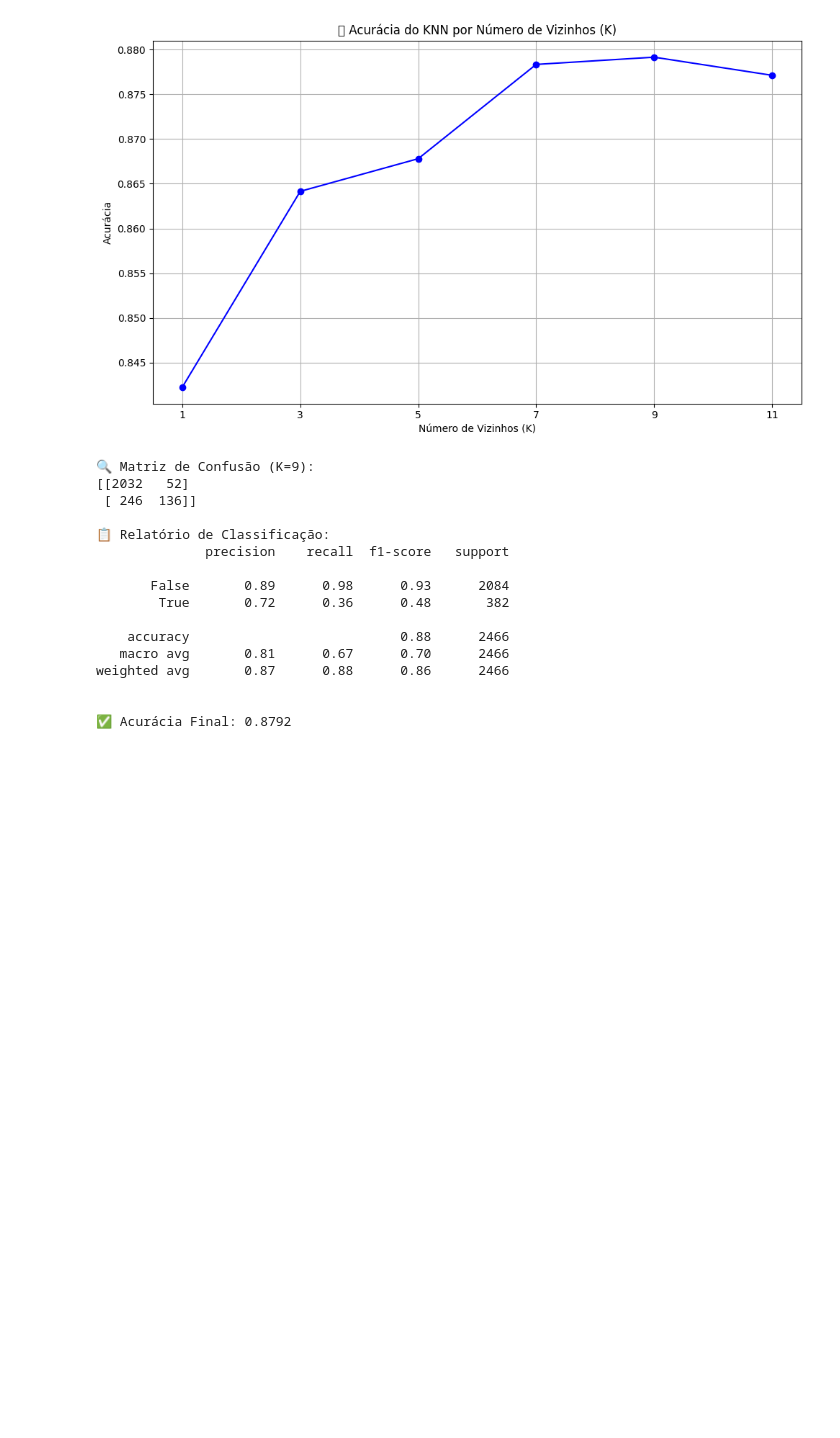
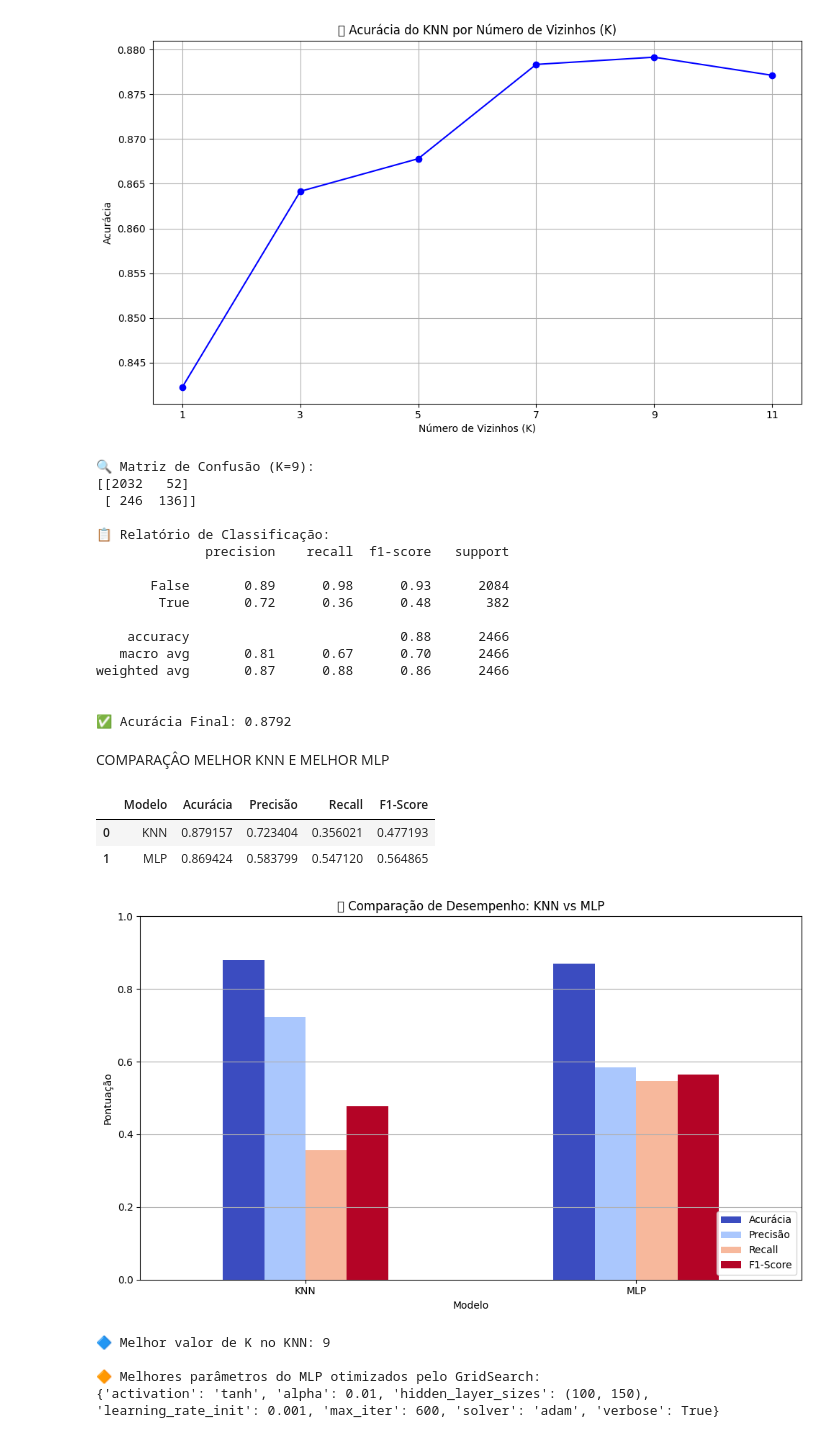
Before and after one commit to Davi-SO/Redes-neurais, a Jupyter notebook: MLP1.ipynb, the cells around one changed output. Drawn from its saved outputs; the diff is of its cells as text; code cells hidden in the pictures; blank space fills up the shorter version.

```diff
--- a/MLP1.ipynb
+++ b/MLP1.ipynb
@@ -34,10 +35,10 @@ X_test = scaler.transform(X_test)
 mlp = MLPClassifier()
 params = {
     'hidden_layer_sizes': [(100, 150),(50,100)],
-    'activation': ['relu','tanh','logistic'],
+    'activation': ['relu','tanh','logistic', 'identity'],
     'learning_rate_init': [0.001,0.0001],
     'alpha': [0.01,0.001],
-    'solver': ['adam'],
+    'solver': ['adam', 'sgd'],
     'max_iter': [500]
 }
 gs_mlp = GridSearchCV(mlp, params, cv = 3, verbose = 3,scoring = 'accuracy')
@@ -220,3 +281,55 @@ weighted avg       0.87      0.88      0.86      2466
 
 
 ✅ Acurácia Final: 0.8792
+# %% [markdown]
+COMPARAÇÂO MELHOR KNN E MELHOR MLP
+# %%
+# Métricas do KNN
+knn_precision = precision_score(y_test_knn, y_pred_final, zero_division=0)
+knn_recall = recall_score(y_test_knn, y_pred_final, zero_division=0)
+knn_f1 = f1_score(y_test_knn, y_pred_final, zero_division=0)
+knn_accuracy = accuracy_score(y_test_knn, y_pred_final)
+
+# Métricas do MLP
+mlp_precision = precision_score(y_test, optimized_mlp_pred, zero_division=0)
+mlp_recall = recall_score(y_test, optimized_mlp_pred, zero_division=0)
+mlp_f1 = f1_score(y_test, optimized_mlp_pred, zero_division=0)
+mlp_accuracy = accuracy_score(y_test, optimized_mlp_pred)
+
+# Tabela comparativa
+df_comp = pd.DataFrame({
+    'Modelo': ['KNN', 'MLP'],
+    'Acurácia': [knn_accuracy, mlp_accuracy],
+    'Precisão': [knn_precision, mlp_precision],
+    'Recall': [knn_recall, mlp_recall],
+    'F1-Score': [knn_f1, mlp_f1]
+})
+
+# Exibindo a tabela
+display(df_comp)
+
+# Gráfico comparativo
+df_comp_plot = df_comp.set_index('Modelo')
+df_comp_plot.plot(kind='bar', figsize=(10,6), colormap='coolwarm')
+plt.title("🔍 Comparação de Desempenho: KNN vs MLP")
+plt.ylabel("Pontuação")
+plt.ylim(0, 1)
+plt.grid(True, axis='y')
+plt.xticks(rotation=0)
+plt.legend(loc='lower right')
+plt.tight_layout()
+plt.show()
+
+# Parâmetros usados
+print("\nMelhor valor de K no KNN:", melhor_k)
+print("\nMelhores parâmetros do MLP otimizados pelo GridSearch:")
+print(gs_mlp.best_params_)
+# %% [output]
+|  | Modelo | Acurácia | Precisão | Recall | F1-Score |
+| 0 | KNN | 0.879157 | 0.723404 | 0.356021 | 0.477193 |
+| 1 | MLP | 0.869424 | 0.583799 | 0.547120 | 0.564865 |
+[figure, added]
+🔷 Melhor valor de K no KNN: 9
+
+🔶 Melhores parâmetros do MLP otimizados pelo GridSearch:
+{'activation': 'tanh', 'alpha': 0.01, 'hidden_layer_sizes': (100, 150), 'learning_rate_init': 0.001, 'max_iter': 600, 'solver': 'adam', 'verbose': True}
```
Also changed, not shown: parts of 6 cells of this notebook.
